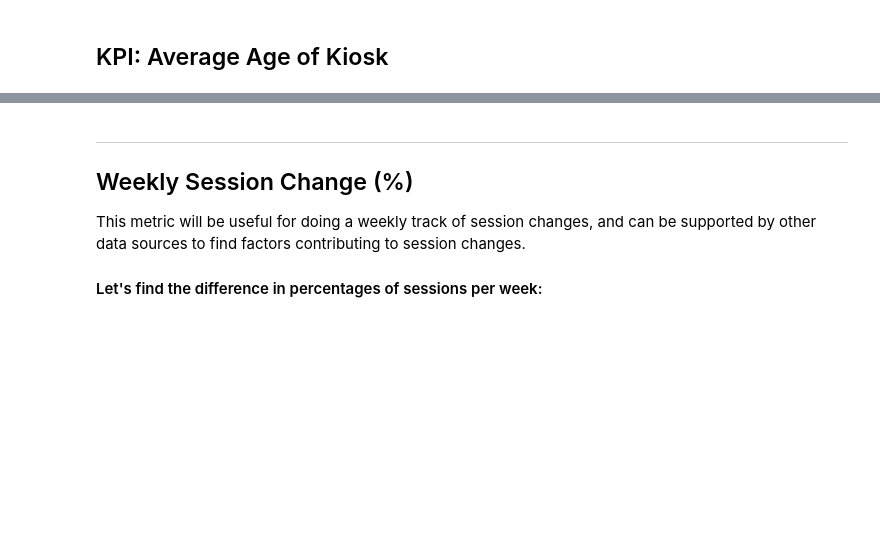
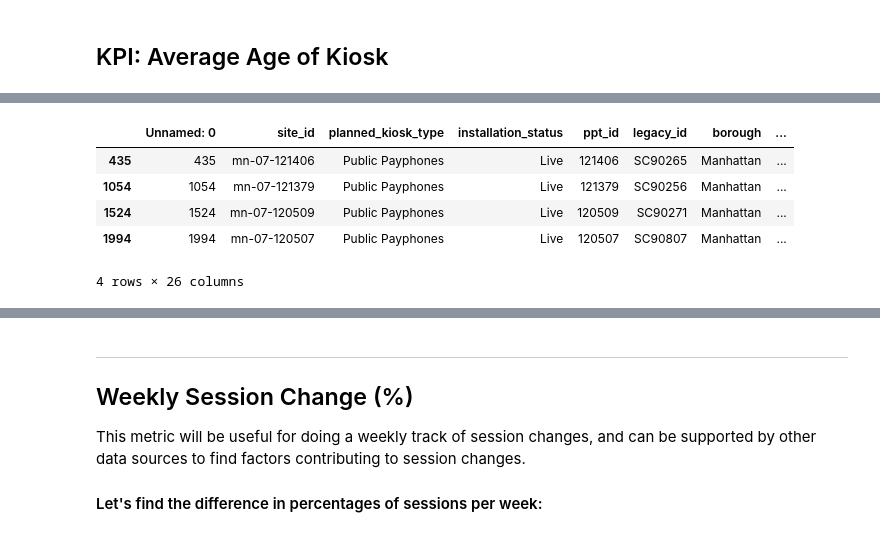
Before and after one commit to ro-the-creator/M5-The-Green-Link, a Jupyter notebook: notebooks/EDA/EDA_Ro.ipynb, the cells around one changed output, grey strips where cells are left out. Drawn from its saved outputs; the diff is of its cells as text; code cells hidden in the pictures; blank space fills up the shorter version.

```diff
--- a/notebooks/EDA/EDA_Ro.ipynb
+++ b/notebooks/EDA/EDA_Ro.ipynb
@@ -155 +171,10 @@ oldest_kiosks[['site_id', 'neighborhood_tabulation_area_nta', 'installation_stat
+# %%
+oldest_kiosks
+# %% [output]
+|  | Unnamed: 0 | site_id | planned_kiosk_type | installation_status | ppt_id | legacy_id | borough | ... |
+| 435 | 435 | mn-07-121406 | Public Payphones | Live | 121406 | SC90265 | Manhattan | ... |
+| 1054 | 1054 | mn-07-121379 | Public Payphones | Live | 121379 | SC90256 | Manhattan | ... |
+| 1524 | 1524 | mn-07-120509 | Public Payphones | Live | 120509 | SC90271 | Manhattan | ... |
+| 1994 | 1994 | mn-07-120507 | Public Payphones | Live | 120507 | SC90807 | Manhattan | ... |
+4 rows × 26 columns
 # %%
```
Also changed, not shown: parts of 9 cells of this notebook, 2 other files.
